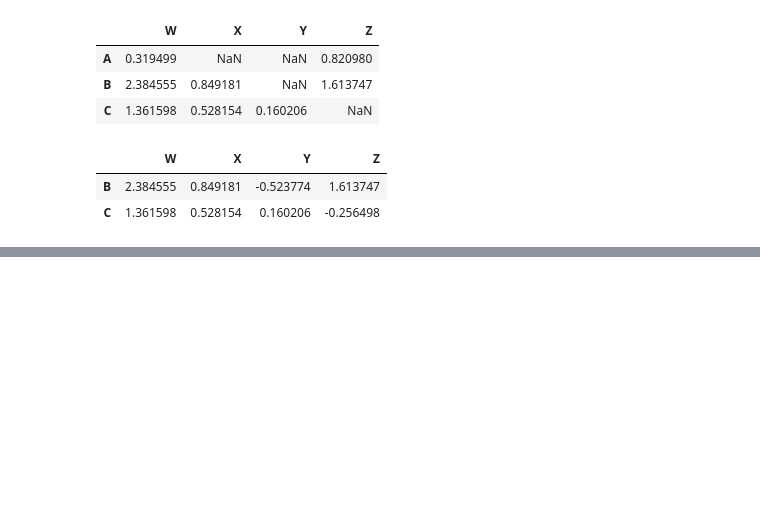
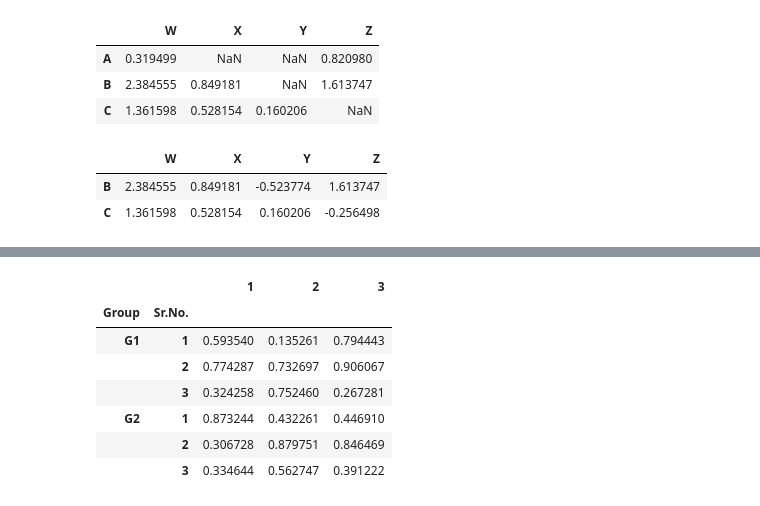
Before and after one commit to shubham25091998/machine_learning, a Jupyter notebook: PandasBasic.ipynb, the cells around one changed output, grey strips where cells are left out. Drawn from its saved outputs; the diff is of its cells as text; code cells hidden in the pictures; blank space fills up the shorter version.

```diff
--- a/PandasBasic.ipynb
+++ b/PandasBasic.ipynb
@@ -168,0 +213,11 @@ mydata[mydata['X'] > 0]
+# %%
+# multi-level indexed dataframe
+
+lvl1 = "G1 G1 G1 G2 G2 G2".split()
+lvl2 = [1,2,3,1,2,3]
+
+row_ind = list(zip(lvl1,lvl2))
+row_ind = pd.MultiIndex.from_tuples(row_ind)
+# %%
+data = pd.DataFrame(np.random.rand(6,3),row_ind,[1,2,3])
+data
@@ -168,0 +232,16 @@ mydata[mydata['X'] > 0]
+# %%
+# provide names to row indexs
+
+data.index.names
+
+data.index.names = ['Group','Sr.No.']
+data
+# %% [output]
+|  |  | 1 | 2 | 3 |
+| Group | Sr.No. |  |  |  |
+| G1 | 1 | 0.593540 | 0.135261 | 0.794443 |
+|  | 2 | 0.774287 | 0.732697 | 0.906067 |
+|  | 3 | 0.324258 | 0.752460 | 0.267281 |
+| G2 | 1 | 0.873244 | 0.432261 | 0.446910 |
+|  | 2 | 0.306728 | 0.879751 | 0.846469 |
+|  | 3 | 0.334644 | 0.562747 | 0.391222 |
```
Also changed, not shown: parts of 6 cells of this notebook.
